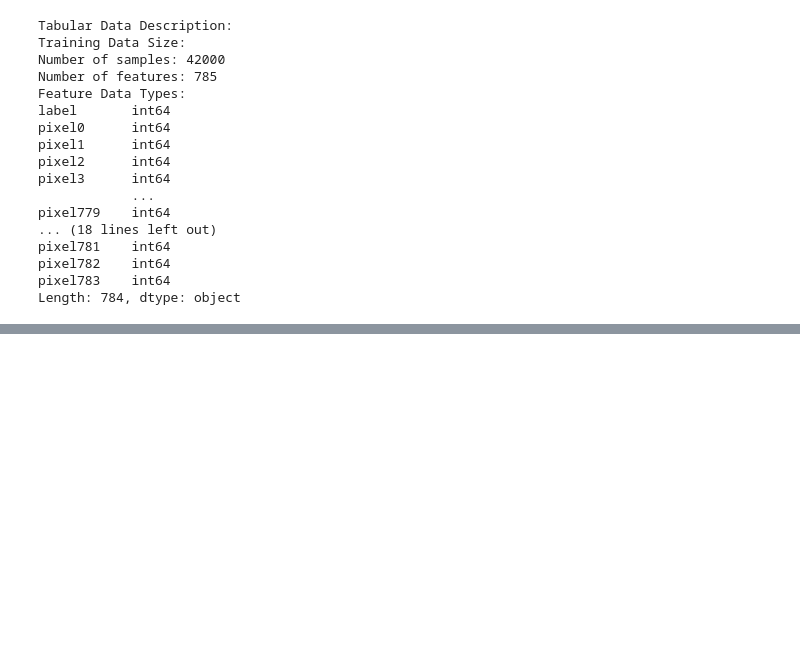
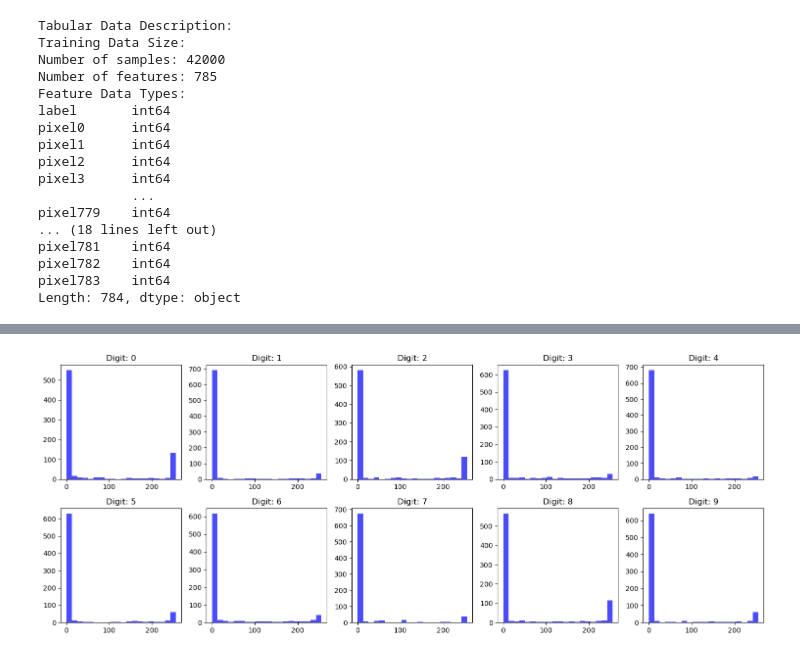
Before and after one commit to maylingchan22/digit-recognizer, a Jupyter notebook: Digit Recognizer.ipynb, the cells around one changed output, grey strips where cells are left out. Saved outputs shown, nothing was run; the diff lists cells and outputs as text; code cells hidden in the pictures; blank space fills up the shorter version.

```diff
--- a/Digit Recognizer.ipynb
+++ b/Digit Recognizer.ipynb
@@ -63,0 +133,12 @@ Length: 784, dtype: object
+# %%
+# Plot histograms of pixel intensity values
+fig, axes = plt.subplots(2, 5, figsize=(15, 6))
+for i in range(2):
+    for j in range(5):
+        digit = train[train['label'] == i*5 + j].iloc[0, 1:].values
+        axes[i, j].hist(digit, bins=20, color='blue', alpha=0.7)
+        axes[i, j].set_title('Digit: {}'.format(i*5 + j))
+plt.tight_layout()
+plt.show()
+# %% [output]
+[figure, added]
```
Also changed, not shown: parts of 27 cells of this notebook.
